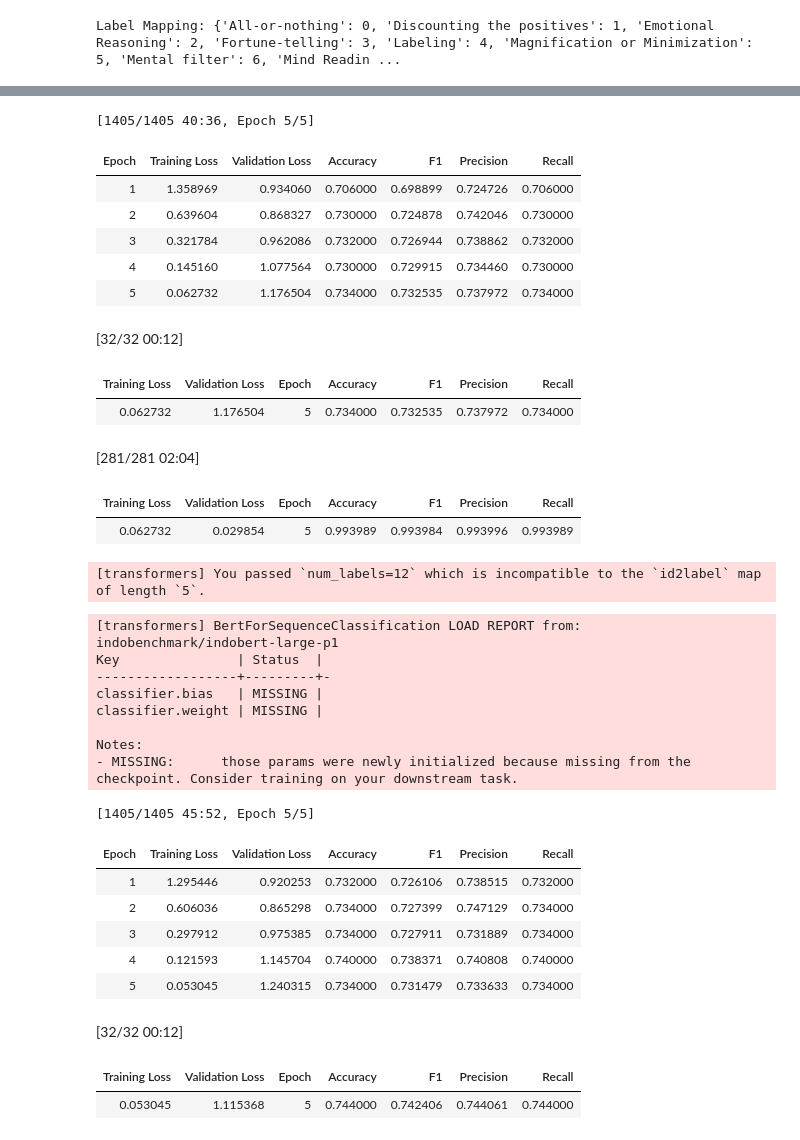
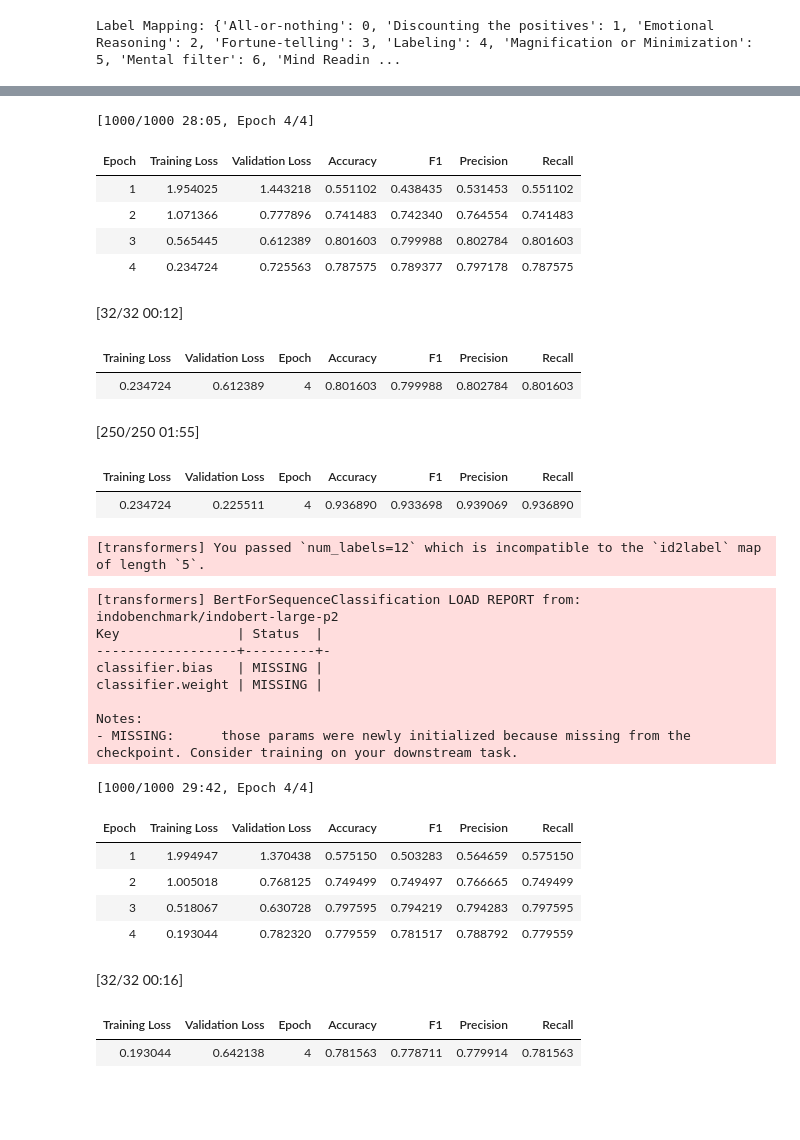
Before and after one commit to axelkrnwn/cognidist-id, a Jupyter notebook: cognitive-distortion-indonesia.ipynb, the cells around one changed output, grey strips where cells are left out. Saved outputs shown, nothing was run; the diff lists cells and outputs as text; code cells hidden in the pictures; blank space fills up the shorter version.

Commit message:
Feat: add stratify in splitting

```diff
--- a/cognitive-distortion-indonesia.ipynb
+++ b/cognitive-distortion-indonesia.ipynb
@@ -108,7 +99,8 @@ tokenizer = AutoTokenizer.from_pretrained("indobenchmark/indobert-large-p2")
 X = df['TEXT'].apply(lambda x: x.replace('$',''))
 y = df['LABEL']
 
-x_train, x_test, y_train, y_test = train_test_split(X,y, random_state=42, test_size=0.1)
+x_train, x_temp, y_train, y_temp = train_test_split(X,y, random_state=42, test_size=0.2, stratify=y)
+x_val, x_test, y_val, y_test = train_test_split(x_temp,y_temp, random_state=42, test_size=0.5)
 # %%
 def tokenize(batch):
     return tokenizer(batch['TEXT'], padding=True, truncation=True, max_length=128)
@@ -151,9 +141,3 @@ Notes:
-# %%
-X = df['TEXT'].apply(lambda x: x.replace('$',''))
-y = df['LABEL']
-
-x_train, x_temp, y_train, y_temp = train_test_split(X,y, random_state=42, test_size=0.2)
-x_val, x_test, y_val, y_test = train_test_split(x_temp,y_temp, random_state=42, test_size=0.5)
 # %%
 from datasets import Dataset, DatasetDict
 
@@ -191,50 +175,49 @@ def train(model, output_dir):
         learning_rate=2e-5,
         per_device_train_batch_size=16,
         per_device_eval_batch_size=16,
-        num_train_epochs=2,
+        num_train_epochs=4,
         weight_decay=0.05,
         warmup_steps=500,
         save_total_limit=1,
         load_best_model_at_end=True,
         metric_for_best_model="eval_accuracy",
         greater_is_better=True,
         remove_unused_columns=False
     )
 
     trainer = Trainer(
         model=model,
         args=training_args,
         train_dataset=dataset_dict["train"],
         eval_dataset=dataset_dict["val"],
         processing_class=tokenizer,
         compute_metrics=compute_metrics,
         callbacks=[EarlyStoppingCallback(early_stopping_patience=2)]
     )
 
     trainer.train()
     return trainer
 
 
 # Quantization-aware training: train with fake-quantized weights, then convert to int4
 trainer = train(model, f"{OUT_PATH}/result-qat")
 quantize_(model, QATConfig(base_config, step="convert"))
 
 val_metrics = trainer.evaluate(eval_dataset=dataset_dict["val"])
 train_metrics = trainer.evaluate(eval_dataset=dataset_dict["train"])
 # %% [output]
-[1405/1405 40:36, Epoch 5/5]
+[1000/1000 28:05, Epoch 4/4]
 | Epoch | Training Loss | Validation Loss | Accuracy | F1 | Precision | Recall |
-| 1 | 1.358969 | 0.934060 | 0.706000 | 0.698899 | 0.724726 | 0.706000 |
-| 2 | 0.639604 | 0.868327 | 0.730000 | 0.724878 | 0.742046 | 0.730000 |
-| 3 | 0.321784 | 0.962086 | 0.732000 | 0.726944 | 0.738862 | 0.732000 |
-| 4 | 0.145160 | 1.077564 | 0.730000 | 0.729915 | 0.734460 | 0.730000 |
-| 5 | 0.062732 | 1.176504 | 0.734000 | 0.732535 | 0.737972 | 0.734000 |
+| 1 | 1.954025 | 1.443218 | 0.551102 | 0.438435 | 0.531453 | 0.551102 |
+| 2 | 1.071366 | 0.777896 | 0.741483 | 0.742340 | 0.764554 | 0.741483 |
+| 3 | 0.565445 | 0.612389 | 0.801603 | 0.799988 | 0.802784 | 0.801603 |
+| 4 | 0.234724 | 0.725563 | 0.787575 | 0.789377 | 0.797178 | 0.787575 |
 [32/32 00:12]
 | Training Loss | Validation Loss | Epoch | Accuracy | F1 | Precision | Recall |
-| 0.062732 | 1.176504 | 5 | 0.734000 | 0.732535 | 0.737972 | 0.734000 |
+| 0.234724 | 0.612389 | 4 | 0.801603 | 0.799988 | 0.802784 | 0.801603 |
-[281/281 02:04]
+[250/250 01:55]
 | Training Loss | Validation Loss | Epoch | Accuracy | F1 | Precision | Recall |
-| 0.062732 | 0.029854 | 5 | 0.993989 | 0.993984 | 0.993996 | 0.993989 |
+| 0.234724 | 0.225511 | 4 | 0.936890 | 0.933698 | 0.939069 | 0.936890 |
 # %%
 # Quantized weights are torchao tensor subclasses that safetensors can't serialize,
 # so save the state dict with torch.save and load it back with load_state_dict(assign=True)
@@ -258,7 +241,7 @@ ptq_val_metrics = ptq_trainer.evaluate(eval_dataset=dataset_dict["val"])
 save_model(ptq_model, f"{OUT_PATH}/ptq-int4")
 # %% [output]
 [transformers] You passed `num_labels=12` which is incompatible to the `id2label` map of length `5`.
-[transformers] BertForSequenceClassification LOAD REPORT from: indobenchmark/indobert-large-p1
+[transformers] BertForSequenceClassification LOAD REPORT from: indobenchmark/indobert-large-p2
 Key               | Status  |
 ------------------+---------+-
 classifier.bias   | MISSING |
@@ -266,16 +249,15 @@ classifier.weight | MISSING |
 
 Notes:
 - MISSING:      those params were newly initialized because missing from the checkpoint. Consider training on your downstream task.
-[1405/1405 45:52, Epoch 5/5]
+[1000/1000 29:42, Epoch 4/4]
 | Epoch | Training Loss | Validation Loss | Accuracy | F1 | Precision | Recall |
-| 1 | 1.295446 | 0.920253 | 0.732000 | 0.726106 | 0.738515 | 0.732000 |
-| 2 | 0.606036 | 0.865298 | 0.734000 | 0.727399 | 0.747129 | 0.734000 |
-| 3 | 0.297912 | 0.975385 | 0.734000 | 0.727911 | 0.731889 | 0.734000 |
-| 4 | 0.121593 | 1.145704 | 0.740000 | 0.738371 | 0.740808 | 0.740000 |
-| 5 | 0.053045 | 1.240315 | 0.734000 | 0.731479 | 0.733633 | 0.734000 |
+| 1 | 1.994947 | 1.370438 | 0.575150 | 0.503283 | 0.564659 | 0.575150 |
+| 2 | 1.005018 | 0.768125 | 0.749499 | 0.749497 | 0.766665 | 0.749499 |
+| 3 | 0.518067 | 0.630728 | 0.797595 | 0.794219 | 0.794283 | 0.797595 |
+| 4 | 0.193044 | 0.782320 | 0.779559 | 0.781517 | 0.788792 | 0.779559 |
-[32/32 00:12]
+[32/32 00:16]
 | Training Loss | Validation Loss | Epoch | Accuracy | F1 | Precision | Recall |
-| 0.053045 | 1.115368 | 5 | 0.744000 | 0.742406 | 0.744061 | 0.744000 |
+| 0.193044 | 0.642138 | 4 | 0.781563 | 0.778711 | 0.779914 | 0.781563 |
 # %%
 test = pd.DataFrame({
     'x':x_test, 'y':y_test
```
Also changed, not shown: parts of 6 cells of this notebook.
